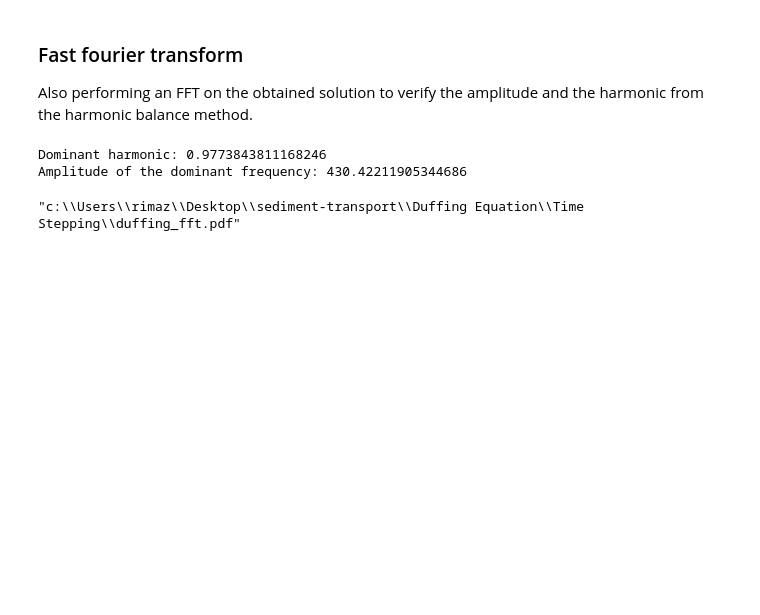
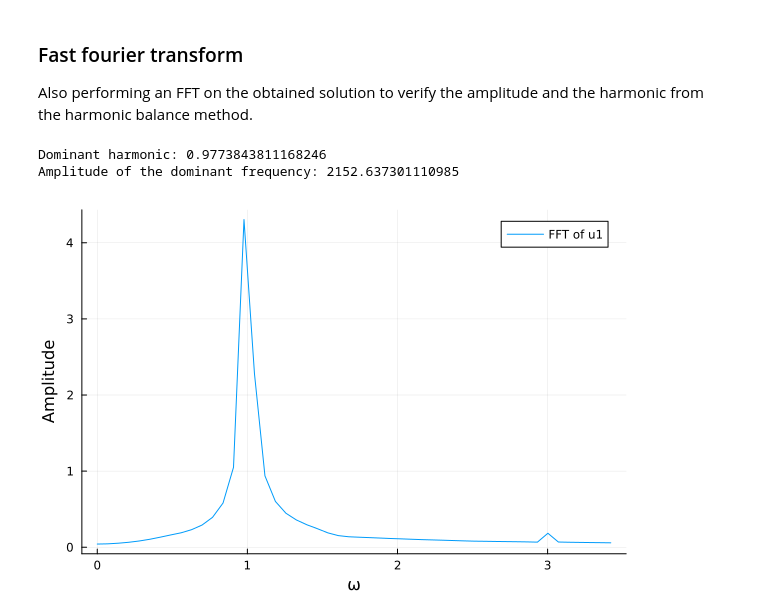
Before and after one commit to maanpandya/sediment-transport, a Jupyter notebook: Duffing Equation/Time Stepping/duffing_time_integration.ipynb, the cells around one changed output. Saved outputs shown, nothing was run; the diff lists cells and outputs as text; code cells hidden in the pictures; blank space fills up the shorter version.

```diff
--- a/Duffing Equation/Time Stepping/duffing_time_integration.ipynb
+++ b/Duffing Equation/Time Stepping/duffing_time_integration.ipynb
@@ -89,34 +89,34 @@ usampled = [sol1(t)[1] for t in tsampled]
 fsampled = fft(usampled)
 # fsampled = fsampled / Nsamples
 
 
 # frequency
 f_max = 1 / (2 * dt)
 fstep = 1/((Tend - Tstart))
 fvec = Vector(0:fstep:f_max)
 
 # determining the dominant frequency
 fmax = fvec[argmax(abs.(fsampled[1:length(fvec)]))]
 println("Dominant harmonic: ", fmax*2*π)
 
 # find amplitude of the dominant frequency
 amp = abs(fsampled[argmax(abs.(fsampled[1:length(fvec)]))])
 println("Amplitude of the dominant frequency: ", amp)
 
 #keep horizonal axis as ω
 fvec = [2 * π * f for f in fvec]
 # onlt plot the first half of the frequency components
 fvec = fvec[1:Int(Nsamples/20)]
 fsampled = fsampled[1:Int(Nsamples/20)]
 
 # plotting the frequency components
 p1 = plot(fvec, 2.0/Nsamples * abs.(fsampled[1:length(fvec)]), label="FFT of u1", xlabel="ω", ylabel="Amplitude")
 p2 = plot(fvec, angle.(fsampled[1:length(fvec)]), label="FFT of u1", xlabel="Frequency", ylabel="Phase")
 # plot(p1, p2, layout=(2,1))
+
+# show the plot
 plot(p1)
-
-savefig("duffing_fft.pdf")
 # %% [output]
 Dominant harmonic: 0.9773843811168246
-Amplitude of the dominant frequency: 430.42211905344686
+Amplitude of the dominant frequency: 2152.637301110985
-"c:\\Users\\rimaz\\Desktop\\sediment-transport\\Duffing Equation\\Time Stepping\\duffing_fft.pdf"
+[figure, added]
```
Also changed, not shown: parts of 1 cell of this notebook, 2 other files.
